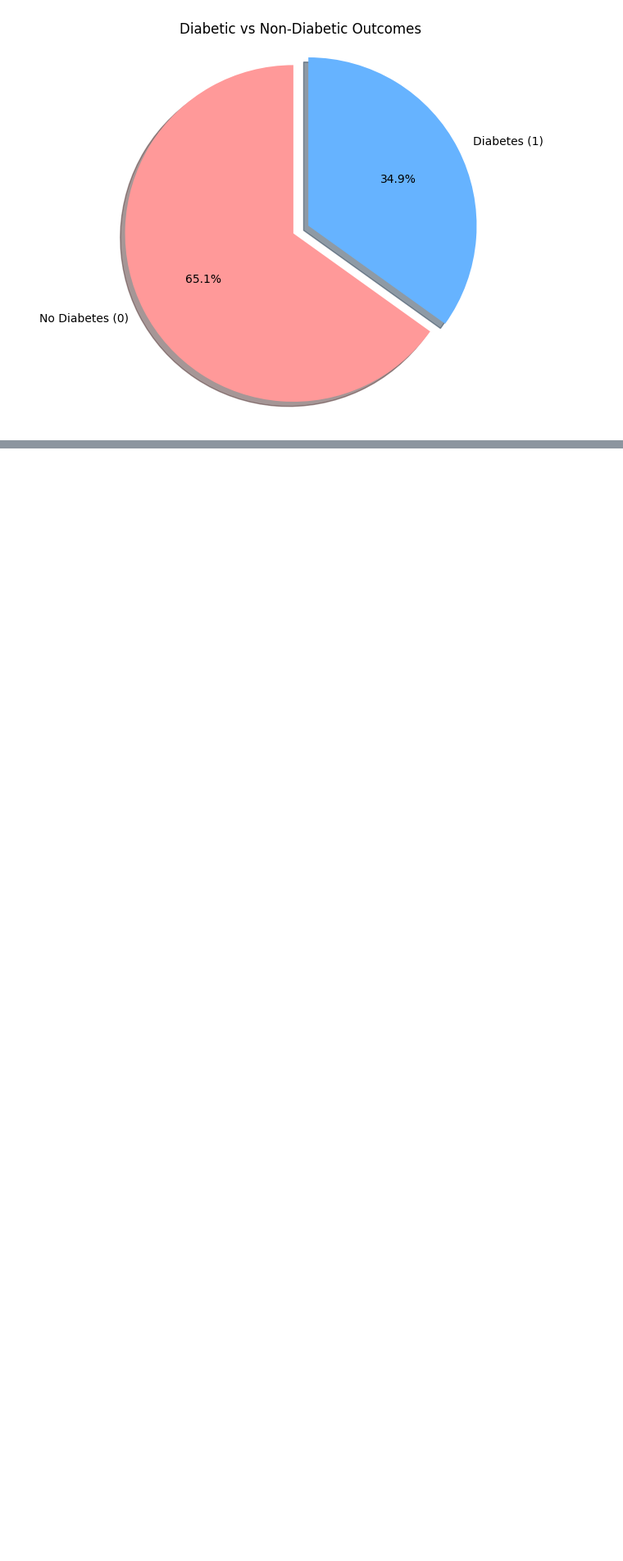
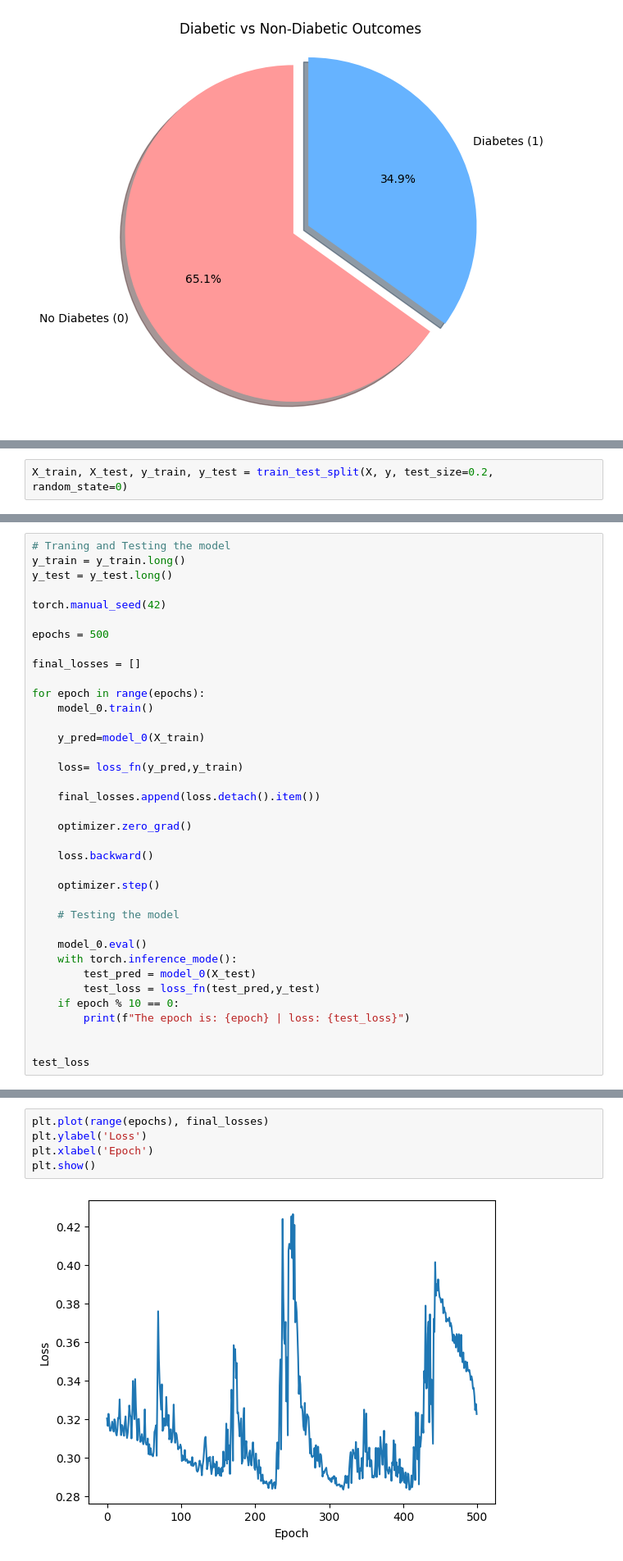
Before and after one commit to ADongol123/diabities_prediction_model, a Jupyter notebook: Diabities.ipynb, the cells around one changed output, grey strips where cells are left out. Shown at 82% size. Saved outputs shown, nothing was run; the diff lists cells and outputs as text; blank space fills up the shorter version.

```diff
--- a/Diabities.ipynb
+++ b/Diabities.ipynb
@@ -647,0 +696,2 @@ plt.show()
+# %%
+X_train, X_test, y_train, y_test = train_test_split(X, y, test_size=0.2, random_state=0)
@@ -647,0 +755,37 @@ plt.show()
+# %%
+# Traning and Testing the model
+y_train = y_train.long()
+y_test = y_test.long()
+
+torch.manual_seed(42)
+
+epochs = 500
+
+final_losses = []
+
+for epoch in range(epochs):
+    model_0.train()
+
+    y_pred=model_0(X_train)
+
+    loss= loss_fn(y_pred,y_train)
+
+    final_losses.append(loss.detach().item())
+
+    optimizer.zero_grad()
+
+    loss.backward()
+
+    optimizer.step()
+
+    # Testing the model
+
+    model_0.eval()
+    with torch.inference_mode():
+        test_pred = model_0(X_test)
+        test_loss = loss_fn(test_pred,y_test)
+    if epoch % 10 == 0:
+        print(f"The epoch is: {epoch} | loss: {test_loss}")
+
+
+test_loss
@@ -647,0 +811,7 @@ plt.show()
+# %%
+plt.plot(range(epochs), final_losses)
+plt.ylabel('Loss')
+plt.xlabel('Epoch')
+plt.show()
+# %% [output]
+[figure, added]
```
Also changed, not shown: parts of 15 cells of this notebook, 1 other file.
